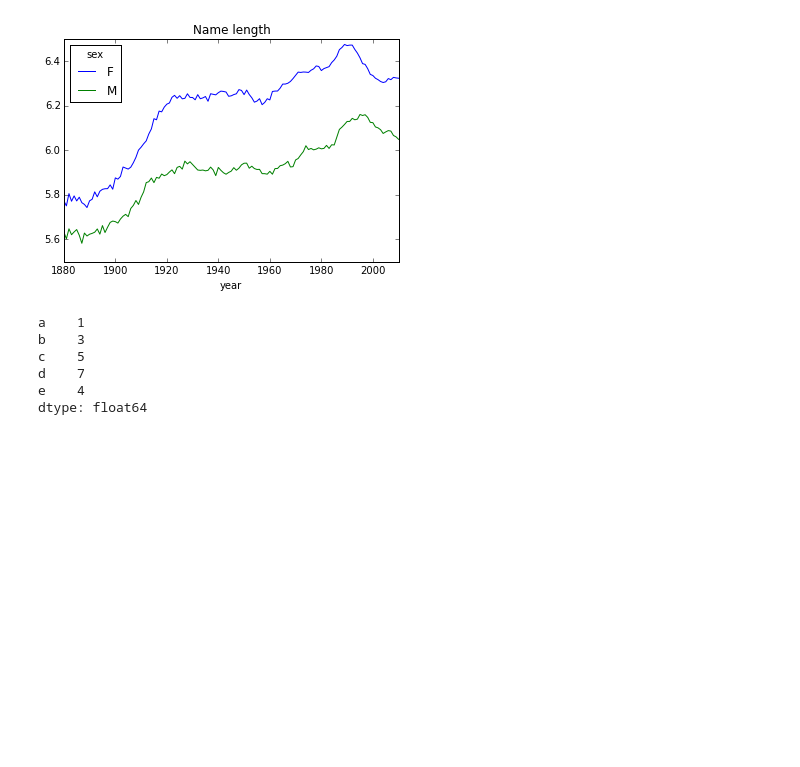
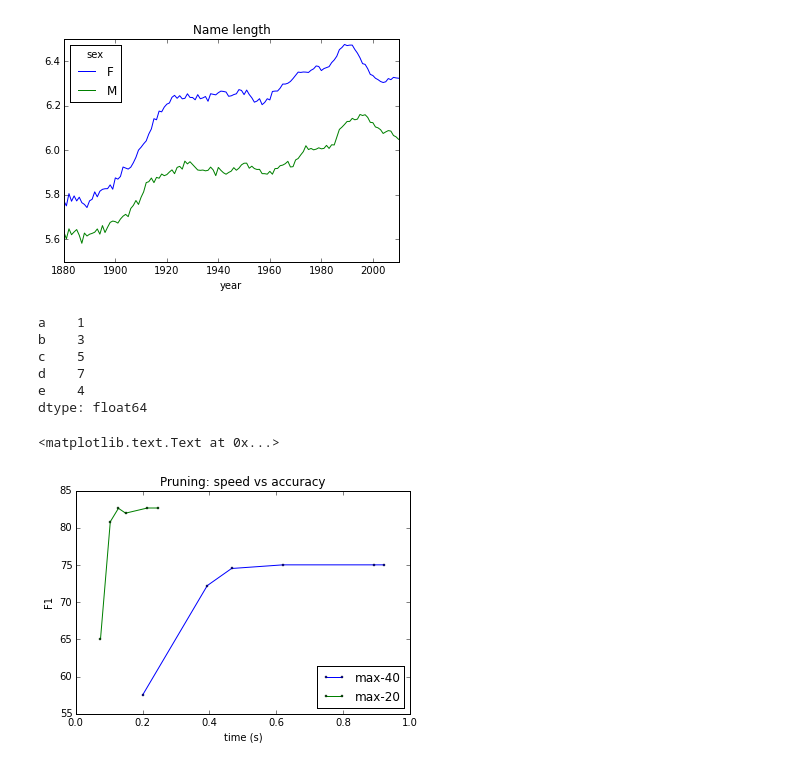
Before and after one commit to Bekbolatov/kaggle, a Jupyter notebook: notebooks/BabyNames.ipynb, the cells around one changed output. Drawn from its saved outputs; the diff is of its cells as text; code cells hidden in the pictures; blank space fills up the shorter version.

```diff
--- a/notebooks/BabyNames.ipynb
+++ b/notebooks/BabyNames.ipynb
@@ -42,0 +41,27 @@ pd.Series?
+# %%
+a = pd.Series([0.20, 0.3933, 0.4659 , 0.6195, 0.89, 0.9222], index = [3, 4, 5, 6, 12, 200], name='time (s)')
+b = pd.Series([57.5, 72.23, 74.53 , 75.02, 75.02, 75.02], index = [3, 4, 5, 6, 12, 200], name='F1')
+
+#aa = pd.Series([0.154, 0.2076, 0.2186, 0.256, 0.33], index = [3, 4, 5, 6, 12], name='time (s)')
+#bb = pd.Series([66.01, 80.92, 82.62, 81.97 , 82.66], index = [3, 4, 5, 6, 12], name='F1')
+aa = pd.Series([0.0744, 0.1037, 0.128, 0.1495, 0.2145, 0.2473], index = [3, 4, 5, 6, 12, 200], name='time (s)')
+bb = pd.Series([65.03, 80.82, 82.62, 81.97, 82.66, 82.66], index = [3, 4, 5, 6, 12, 200], name='F1')
+
+# aaa = pd.Series([0.849 , 1.144, 1.25, 1.233, 1.612], index = [3, 4, 5, 6, 12], name='time (s)')
+# bbb = pd.Series([ 66.29, 75.58, 76.48, 76.48, 76.48], index = [3, 4, 5, 6, 12], name='F1')
+
+d = pd.DataFrame([a, b]).T
+dd = pd.DataFrame([aa, bb]).T
+# ddd = pd.DataFrame([aaa, bbb]).T
+# %%
+#plt.plot(ddd['time (s)'], ddd['F1'], '-o', markersize=2)
+plt.plot(d['time (s)'], d['F1'], '-o', markersize=2)
+plt.plot(dd['time (s)'], dd['F1'], '-o', markersize=2)
+plt.legend(['max-40', 'max-20'], loc='lower right')
+
+plt.xlabel('time (s)')
+plt.ylabel('F1')
+plt.title('Pruning: speed vs accuracy')
+# %% [output]
+<matplotlib.text.Text at 0x...>
+[figure, added]
```
Also changed, not shown: parts of 2 cells of this notebook, 3 other files.
